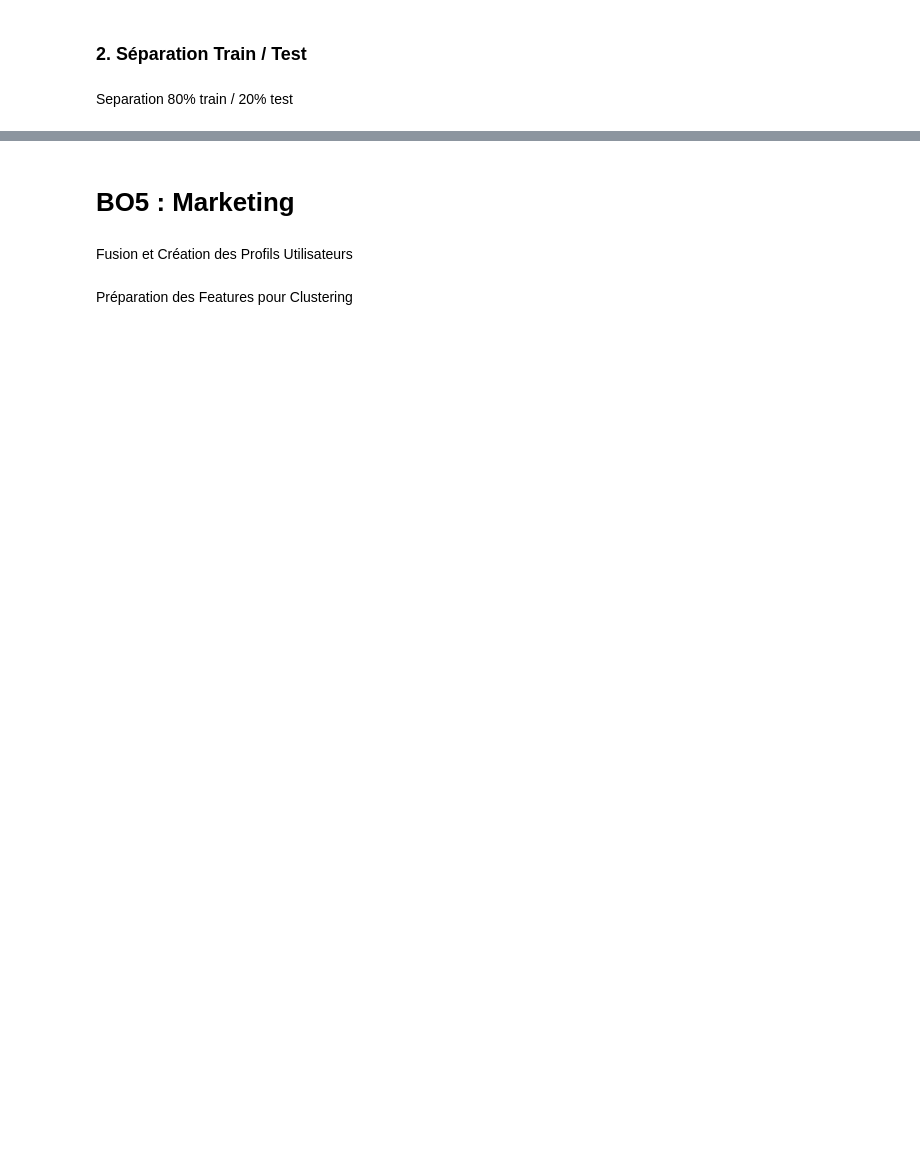
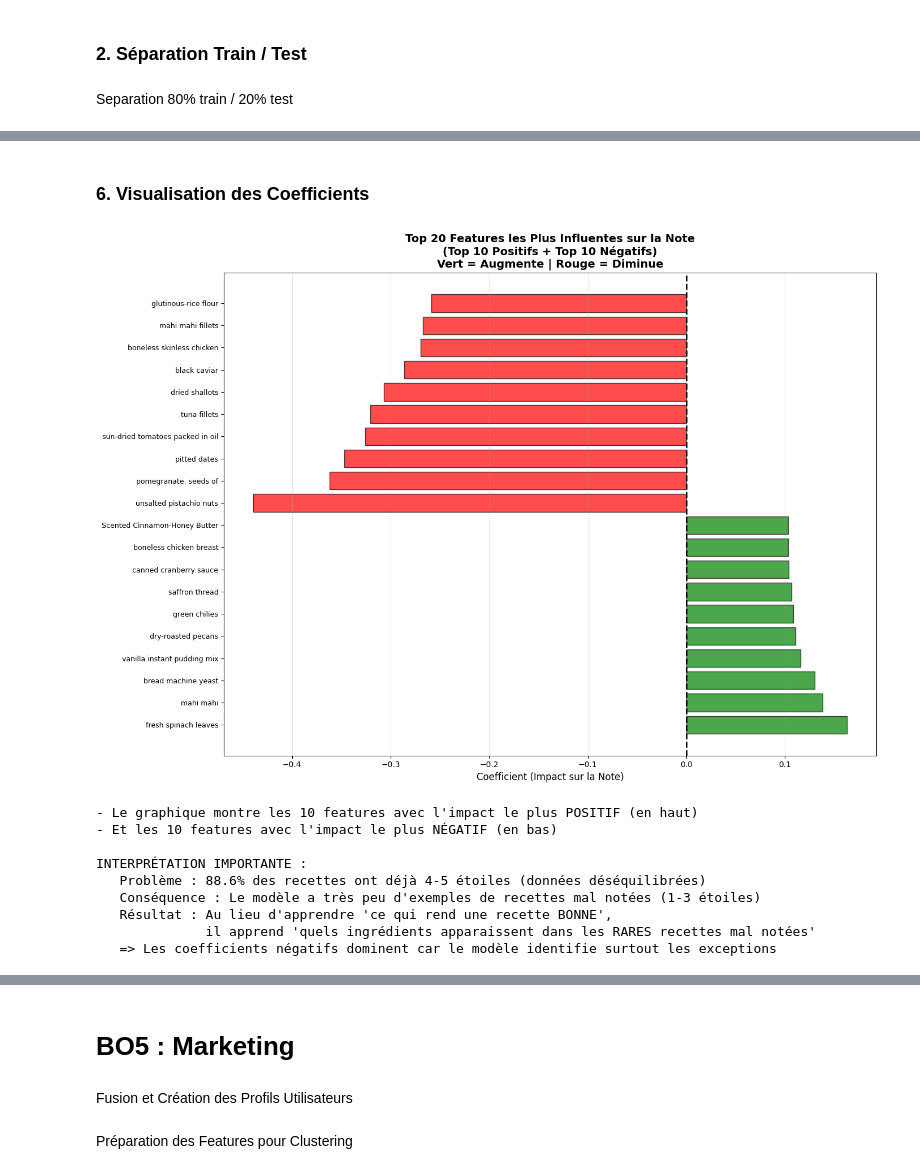
Before and after one commit to louaycodes/ProjetMachineLearning4Arctic, a Jupyter notebook: projetML.ipynb, the cells around one changed output, grey strips where cells are left out. Cells and saved outputs as stored; diff of their text form; code cells hidden in the pictures; blank space fills up the shorter version.

```diff
--- a/projetML.ipynb
+++ b/projetML.ipynb
@@ -1673,0 +1472,39 @@ Le modèle de régression linéaire développé pour **BO3** permet de :
+# %% [markdown]
+### **6. Visualisation des Coefficients**
+# %%
+top_10_positive = coef_df.sort_values('Coefficient', ascending=False).head(10)
+top_10_negative = coef_df.sort_values('Coefficient', ascending=True).head(10)
+top_20_combined = pd.concat([top_10_positive, top_10_negative])
+
+plt.figure(figsize=(14, 10))
+colors = ['green' if c > 0 else 'red' for c in top_20_combined['Coefficient']]
+y_positions = range(len(top_20_combined))
+plt.barh(y_positions, top_20_combined['Coefficient'], color=colors, alpha=0.7, edgecolor='black')
+plt.yticks(y_positions, top_20_combined['Feature'], fontsize=9)
+plt.xlabel('Coefficient (Impact sur la Note)', fontsize=12)
+plt.title('Top 20 Features les Plus Influentes sur la Note\n(Top 10 Positifs + Top 10 Négatifs)\nVert = Augmente | Rouge = Diminue',
+          fontsize=14, fontweight='bold')
+plt.axvline(x=0, color='black', linestyle='--', linewidth=2)
+plt.grid(axis='x', alpha=0.3)
+plt.tight_layout()
+plt.show()
+
+print("- Le graphique montre les 10 features avec l'impact le plus POSITIF (en haut)")
+print("- Et les 10 features avec l'impact le plus NÉGATIF (en bas)")
+print("\nINTERPRÉTATION IMPORTANTE :")
+print("   Problème : 88.6% des recettes ont déjà 4-5 étoiles (données déséquilibrées)")
+print("   Conséquence : Le modèle a très peu d'exemples de recettes mal notées (1-3 étoiles)")
+print("   Résultat : Au lieu d'apprendre 'ce qui rend une recette BONNE',")
+print("              il apprend 'quels ingrédients apparaissent dans les RARES recettes mal notées'")
+print("   => Les coefficients négatifs dominent car le modèle identifie surtout les exceptions")
+# %% [output]
+[figure, added]
+- Le graphique montre les 10 features avec l'impact le plus POSITIF (en haut)
+- Et les 10 features avec l'impact le plus NÉGATIF (en bas)
+
+INTERPRÉTATION IMPORTANTE :
+   Problème : 88.6% des recettes ont déjà 4-5 étoiles (données déséquilibrées)
+   Conséquence : Le modèle a très peu d'exemples de recettes mal notées (1-3 étoiles)
+   Résultat : Au lieu d'apprendre 'ce qui rend une recette BONNE',
+              il apprend 'quels ingrédients apparaissent dans les RARES recettes mal notées'
+   => Les coefficients négatifs dominent car le modèle identifie surtout les exceptions
```
Also changed, not shown: parts of 59 cells of this notebook.
